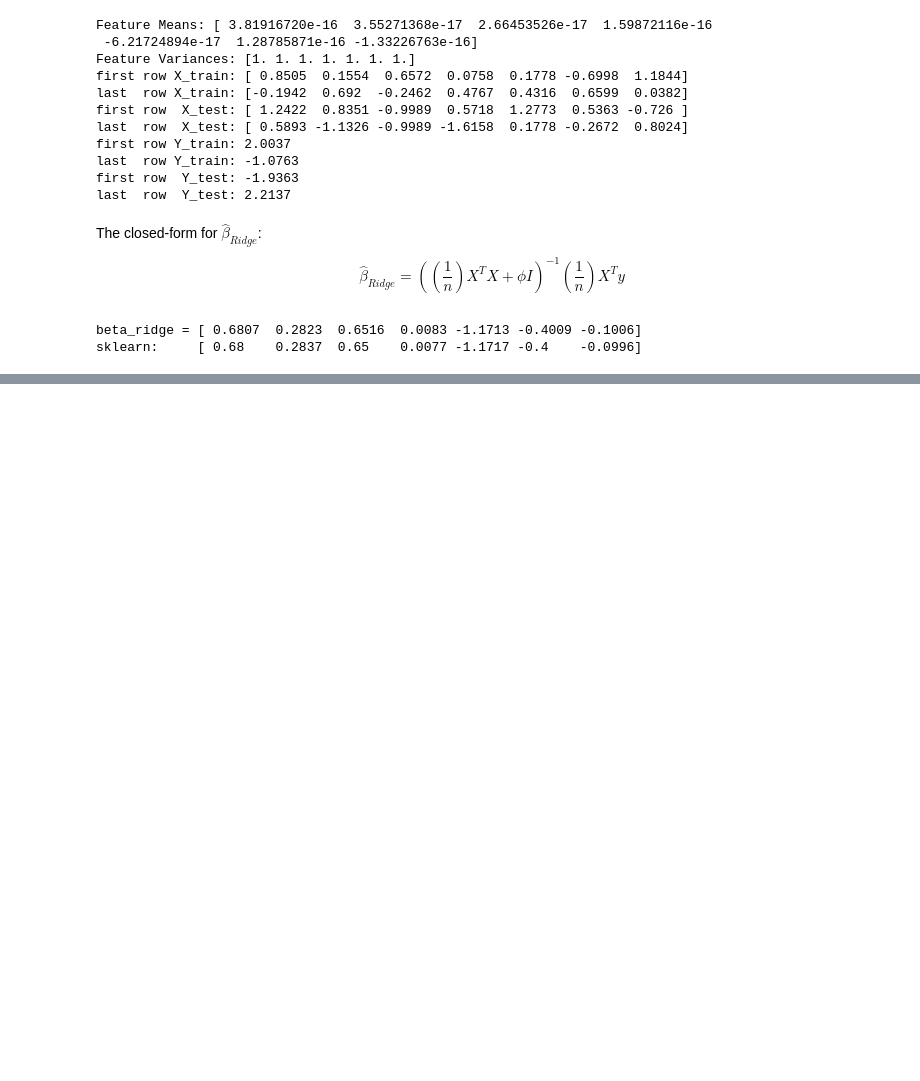
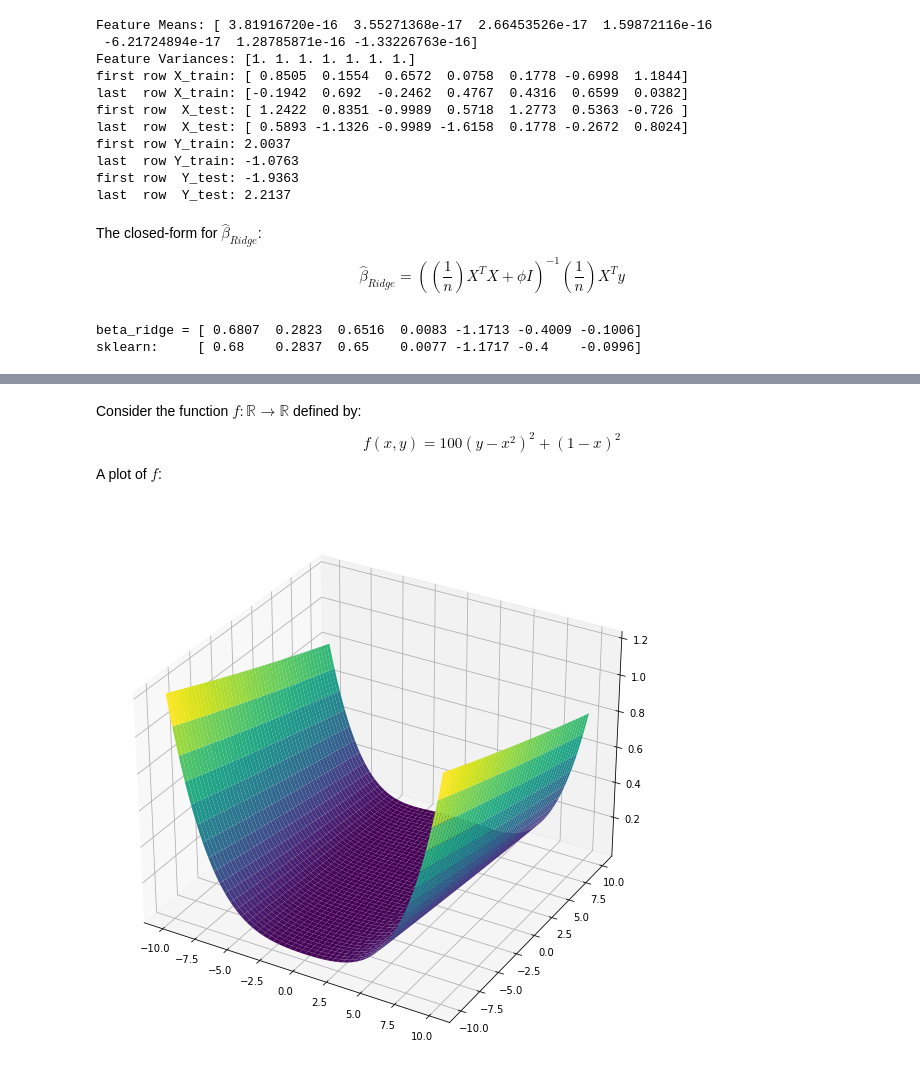
Before and after one commit to FreemanX/Machine-Learning-Notes, a Jupyter notebook: N05_OptimizationMethods.ipynb, the cells around one changed output, grey strips where cells are left out. Drawn from its saved outputs; the diff is of its cells as text; code cells hidden in the pictures; blank space fills up the shorter version.

```diff
--- a/N05_OptimizationMethods.ipynb
+++ b/N05_OptimizationMethods.ipynb
@@ -430,0 +696,22 @@ Still approximate the full gradient but using more than a single element as in S
+# %% [markdown]
+Consider the function $f:\mathbb{R}\rightarrow\mathbb{R}$ defined by:
+$$
+f(x,y)=100(y-x^2)^2+(1-x)^2
+$$
+A plot of $f$:
+# %%
+def func(X):
+    return 100. * (X[1] - X[0] ** 2) ** 2 + (1 - X[0]) ** 2
+
+
+x = np.linspace(-10, 10, 500)
+y = np.linspace(-10, 10, 500)
+X, Y = np.meshgrid(x, y)
+fxy = func(np.array([X, Y]))
+
+fig_f = plt.figure(figsize=(10, 10))
+ax = plt.axes(projection='3d')
+ax.plot_surface(X, Y, fxy, cmap='viridis')
+plt.show()
+# %% [output]
+[figure, added]
```
Also changed, not shown: parts of 32 cells of this notebook, 1 other file.
